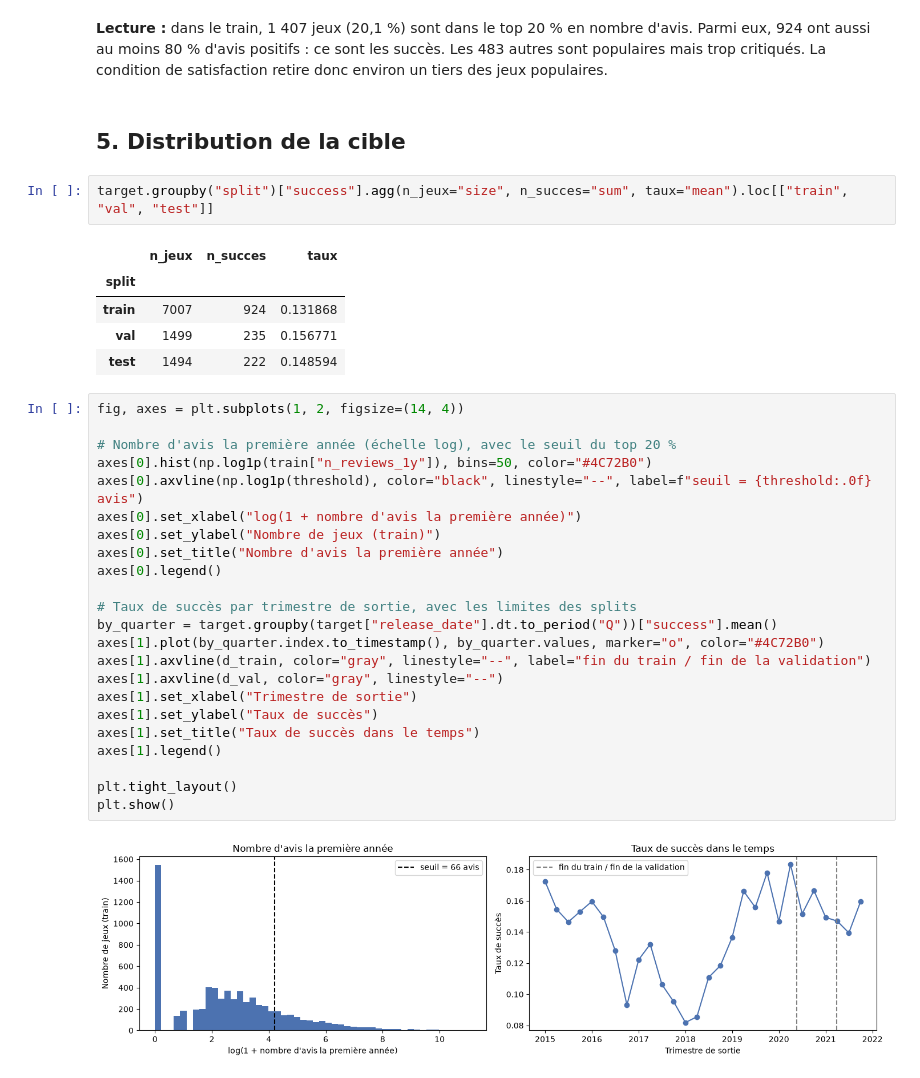
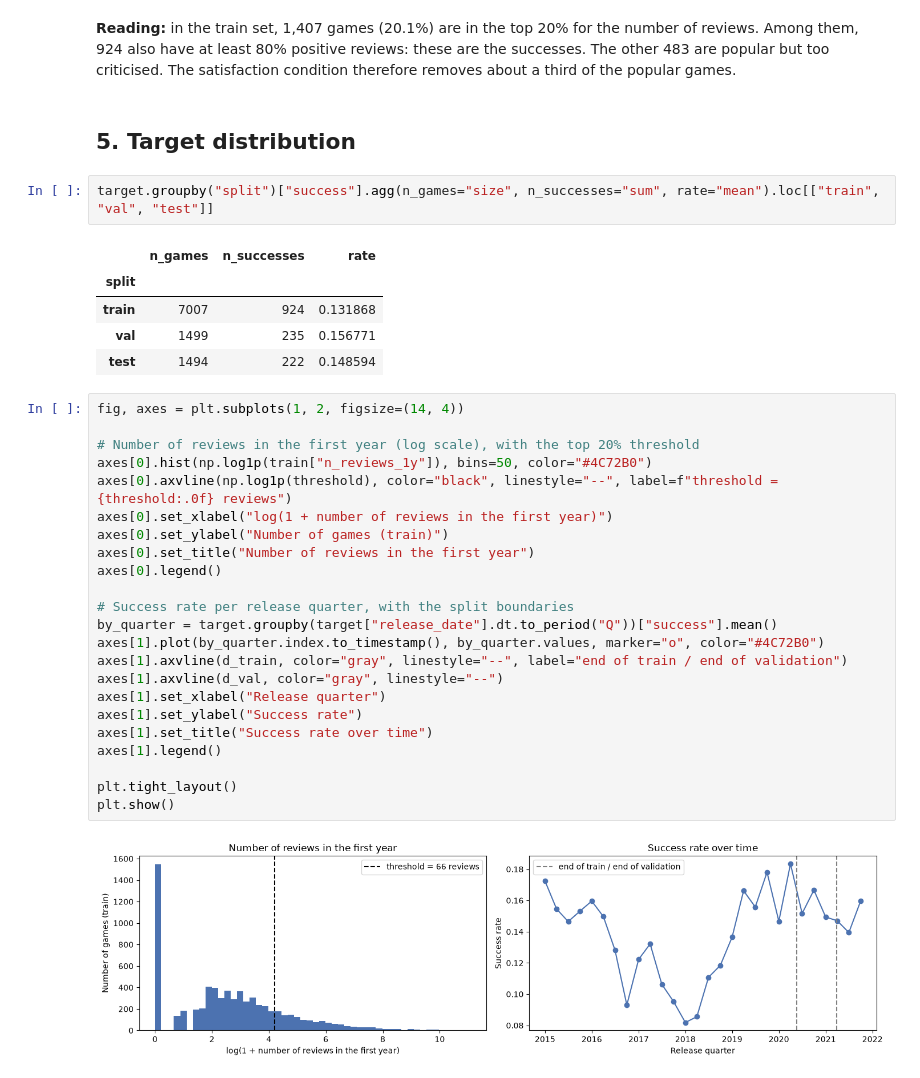
Before and after one commit to KZH-etu/SteamGameIA, a Jupyter notebook: notebooks/02_target_split.ipynb, the cells around one changed output. Cells and saved outputs as stored; diff of their text form.

```diff
--- a/notebooks/02_target_split.ipynb
+++ b/notebooks/02_target_split.ipynb
@@ -126,13 +126,13 @@ pd.crosstab(train["n_reviews_1y"] >= threshold, train["pos_ratio_1y"] >= MIN_POS
 | True | 483 | 924 | 1407 |
 | All | 3976 | 3031 | 7007 |
 # %% [markdown]
-**Lecture :** dans le train, 1 407 jeux (20,1 %) sont dans le top 20 % en nombre d'avis. Parmi eux, 924 ont aussi au moins 80 % d'avis positifs : ce sont les succès. Les 483 autres sont populaires mais trop critiqués. La condition de satisfaction retire donc environ un tiers des jeux populaires.
+**Reading:** in the train set, 1,407 games (20.1%) are in the top 20% for the number of reviews. Among them, 924 also have at least 80% positive reviews: these are the successes. The other 483 are popular but too criticised. The satisfaction condition therefore removes about a third of the popular games.
 # %% [markdown]
-## 5. Distribution de la cible
+## 5. Target distribution
 # %%
-target.groupby("split")["success"].agg(n_jeux="size", n_succes="sum", taux="mean").loc[["train", "val", "test"]]
+target.groupby("split")["success"].agg(n_games="size", n_successes="sum", rate="mean").loc[["train", "val", "test"]]
 # %% [output]
-|  | n_jeux | n_succes | taux |
+|  | n_games | n_successes | rate |
 | split |  |  |  |
 | train | 7007 | 924 | 0.131868 |
 | val | 1499 | 235 | 0.156771 |
@@ -140,26 +140,26 @@ target.groupby("split")["success"].agg(n_jeux="size", n_succes="sum", taux="mean
 # %%
 fig, axes = plt.subplots(1, 2, figsize=(14, 4))
 
-# Nombre d'avis la première année (échelle log), avec le seuil du top 20 %
+# Number of reviews in the first year (log scale), with the top 20% threshold
 axes[0].hist(np.log1p(train["n_reviews_1y"]), bins=50, color="#4C72B0")
-axes[0].axvline(np.log1p(threshold), color="black", linestyle="--", label=f"seuil = {threshold:.0f} avis")
-axes[0].set_xlabel("log(1 + nombre d'avis la première année)")
-axes[0].set_ylabel("Nombre de jeux (train)")
-axes[0].set_title("Nombre d'avis la première année")
+axes[0].axvline(np.log1p(threshold), color="black", linestyle="--", label=f"threshold = {threshold:.0f} reviews")
+axes[0].set_xlabel("log(1 + number of reviews in the first year)")
+axes[0].set_ylabel("Number of games (train)")
+axes[0].set_title("Number of reviews in the first year")
 axes[0].legend()
 
-# Taux de succès par trimestre de sortie, avec les limites des splits
+# Success rate per release quarter, with the split boundaries
 by_quarter = target.groupby(target["release_date"].dt.to_period("Q"))["success"].mean()
 axes[1].plot(by_quarter.index.to_timestamp(), by_quarter.values, marker="o", color="#4C72B0")
-axes[1].axvline(d_train, color="gray", linestyle="--", label="fin du train / fin de la validation")
+axes[1].axvline(d_train, color="gray", linestyle="--", label="end of train / end of validation")
 axes[1].axvline(d_val, color="gray", linestyle="--")
-axes[1].set_xlabel("Trimestre de sortie")
-axes[1].set_ylabel("Taux de succès")
-axes[1].set_title("Taux de succès dans le temps")
+axes[1].set_xlabel("Release quarter")
+axes[1].set_ylabel("Success rate")
+axes[1].set_title("Success rate over time")
 axes[1].legend()
 
 plt.tight_layout()
 plt.show()
 # %% [output]
-[figure, old version]
+[figure, new version]
 # %% [markdown]
```
Also changed, not shown: parts of 17 cells of this notebook, 13 other files.
